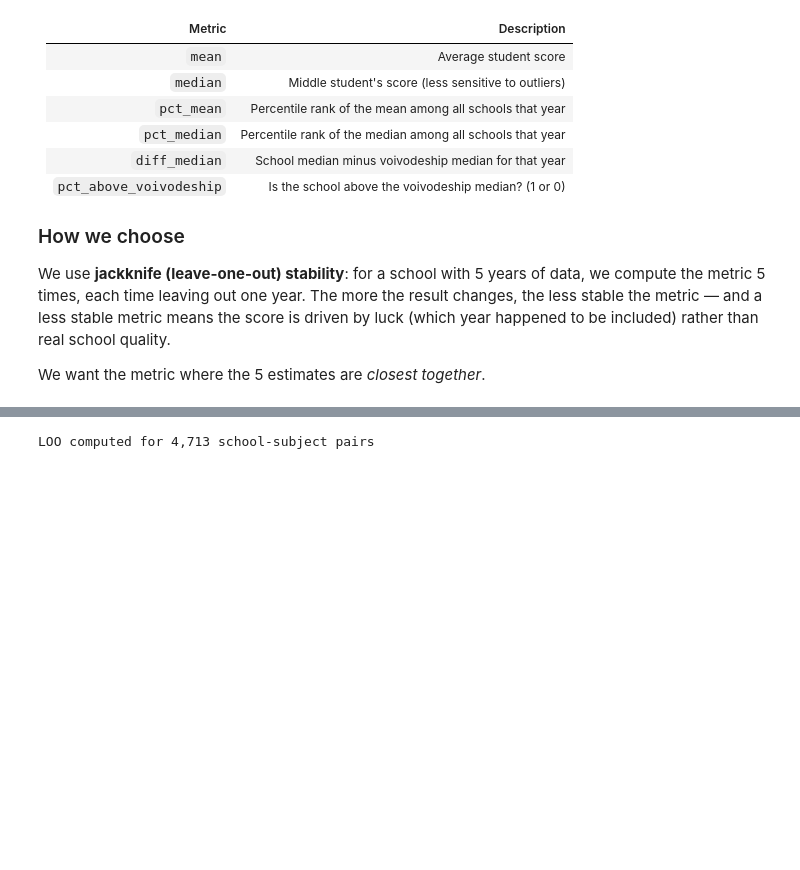
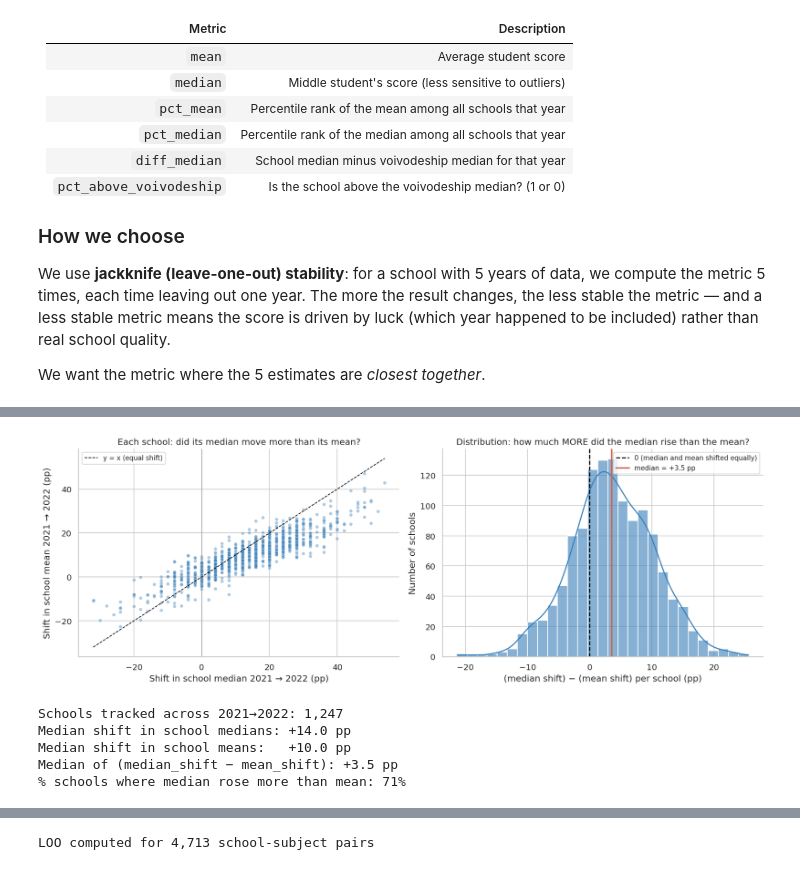
Before and after one commit to herbakamil/compare-primary-schools-mazowieckie, a Jupyter notebook: notebooks/how_to_measure_school_quality.ipynb, the cells around one changed output, grey strips where cells are left out. Drawn from its saved outputs; the diff is of its cells as text; code cells hidden in the pictures; blank space fills up the shorter version.

```diff
--- a/notebooks/how_to_measure_school_quality.ipynb
+++ b/notebooks/how_to_measure_school_quality.ipynb
@@ -663,0 +583,63 @@ over `diff_med`: the voivodeship reference moves more linearly, leaving cleaner
+# %%
+# Track the SAME schools across 2021 and 2022 — how much did each shift?
+sub_2021 = df[df['year'] == 2021].set_index('rspo')
+sub_2022 = df[df['year'] == 2022].set_index('rspo')
+common = sub_2021.index.intersection(sub_2022.index)
+
+shift_med = sub_2022.loc[common, 'median_matematyka'] - sub_2021.loc[common, 'median_matematyka']
+shift_avg = sub_2022.loc[common, 'mean_matematyka']   - sub_2021.loc[common, 'mean_matematyka']
+shift_math_df = pd.DataFrame({'shift_med': shift_med, 'shift_avg': shift_avg})
+
+fig, axes = plt.subplots(1, 2, figsize=(14, 5))
+
+# --- Scatter: shift in median vs shift in mean ---
+ax = axes[0]
+sns.scatterplot(data=shift_math_df, x='shift_med', y='shift_avg',
+                ax=ax, alpha=0.4, s=20, color='#377eb8')
+
+# Reference line y = x (where median and mean shifts would be equal)
+lo = min(shift_math_df.min().min(), -5)
+hi = max(shift_math_df.max().max(), 5)
+ax.plot([lo, hi], [lo, hi], color='black', ls='--', lw=1,
+        label='y = x (equal shift)')
+
+ax.axhline(0, color='gray', lw=0.5)
+ax.axvline(0, color='gray', lw=0.5)
+ax.set_xlabel('Shift in school median 2021 → 2022 (pp)')
+ax.set_ylabel('Shift in school mean 2021 → 2022 (pp)')
+ax.set_title('Each school: did its median move more than its mean?')
+ax.legend(loc='upper left', fontsize=9)
+ax.spines[['top', 'right']].set_visible(False)
+
+# Most points sit BELOW the y=x line → median rose more than the mean
+
+# --- Histogram: median shift minus mean shift ---
+ax = axes[1]
+diff = shift_med - shift_avg
+sns.histplot(diff, kde=True, ax=ax, color='#377eb8', alpha=0.6)
+ax.axvline(0, color='black', ls='--', lw=1.5,
+           label='0 (median and mean shifted equally)')
+ax.axvline(diff.median(), color='#d6604d', lw=2,
+           label=f'median = {diff.median():+.1f} pp')
+ax.set_xlabel('(median shift) − (mean shift) per school (pp)')
+ax.set_ylabel('Number of schools')
+ax.set_title('Distribution: how much MORE did the median rise than the mean?')
+ax.legend(loc='upper right', fontsize=9)
+ax.spines[['top', 'right']].set_visible(False)
+
+plt.tight_layout()
+plt.show()
+
+# Numeric summary
+print(f'Schools tracked across 2021→2022: {len(common):,}')
+print(f'Median shift in school medians: {shift_med.median():+.1f} pp')
+print(f'Median shift in school means:   {shift_avg.median():+.1f} pp')
+print(f'Median of (median_shift − mean_shift): {(shift_med - shift_avg).median():+.1f} pp')
+print(f'% schools where median rose more than mean: {((shift_med - shift_avg) > 0).mean()*100:.0f}%')
+# %% [output]
+[figure, added]
+Schools tracked across 2021→2022: 1,247
+Median shift in school medians: +14.0 pp
+Median shift in school means:   +10.0 pp
+Median of (median_shift − mean_shift): +3.5 pp
+% schools where median rose more than mean: 71%
```
Also changed, not shown: parts of 12 cells of this notebook.
